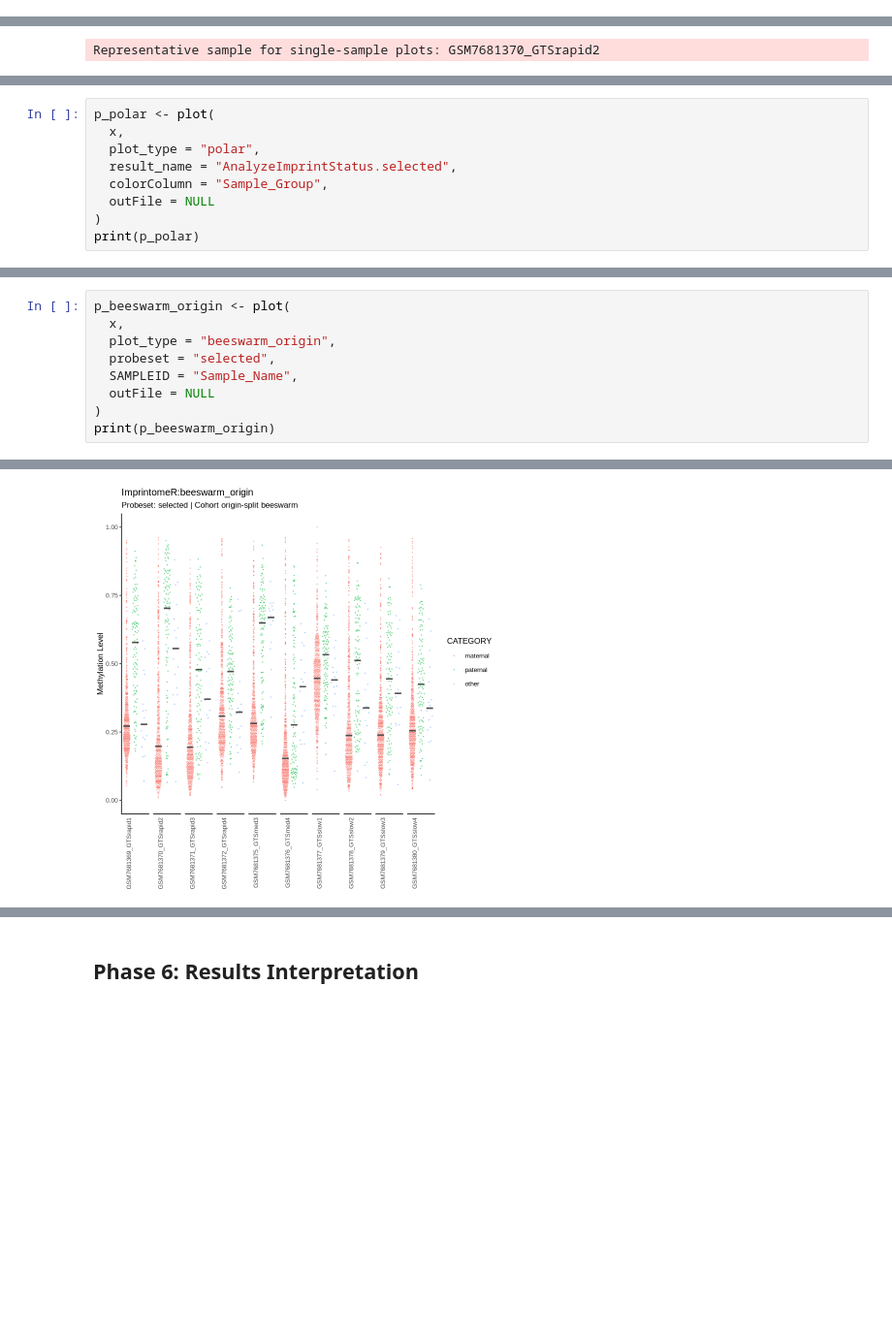
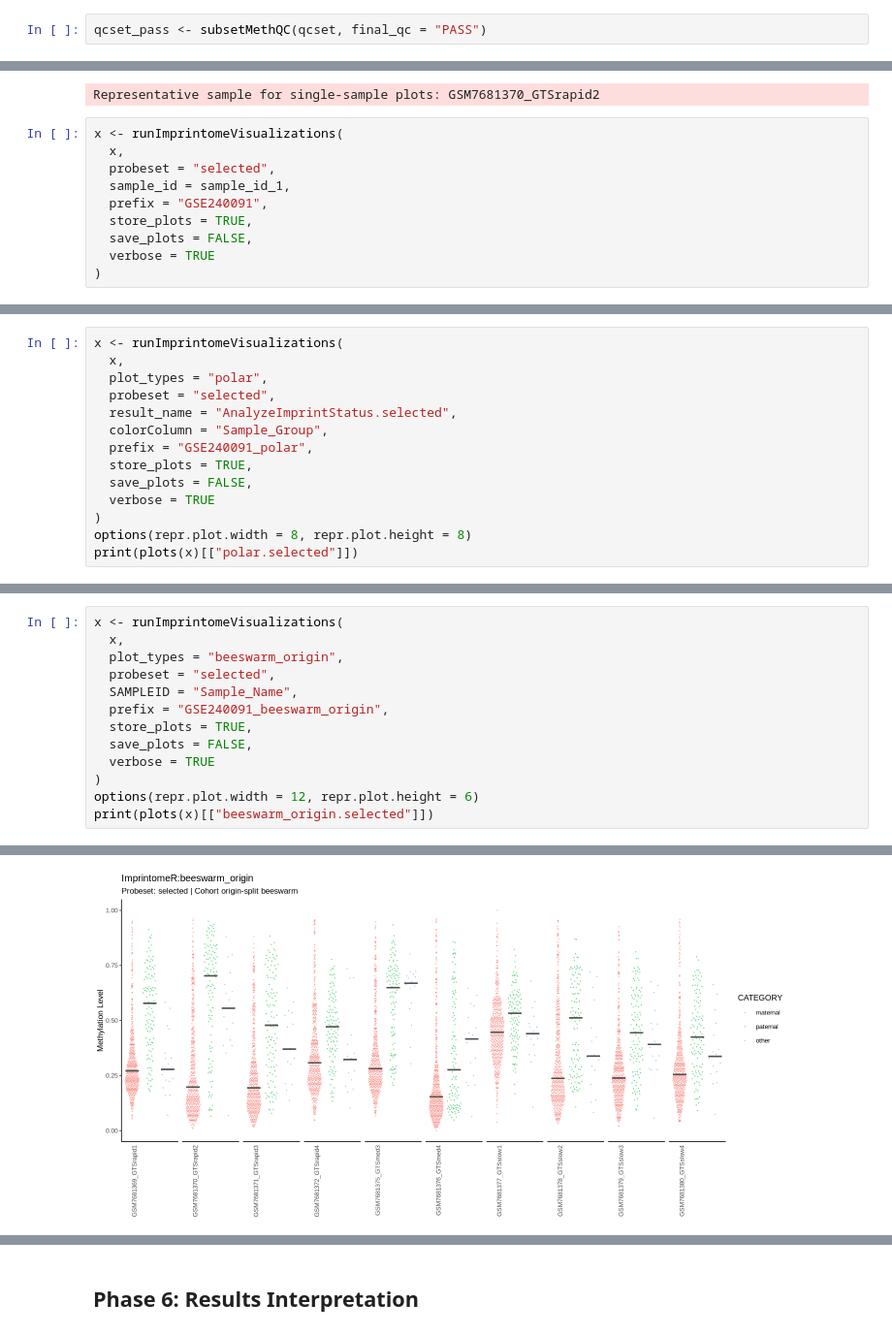
Before and after one commit to hongjianjin/imprintomeR, a Jupyter notebook: vignettes/GSE240091.ipynb, the cells around one changed output, grey strips where cells are left out. Shown at 97% size. Saved outputs shown, nothing was run; the diff lists cells and outputs as text; blank space fills up the shorter version.

```diff
--- a/vignettes/GSE240091.ipynb
+++ b/vignettes/GSE240091.ipynb
@@ -516,0 +483,2 @@ qcset_pass <- MethQcSet(
+# %%
+qcset_pass <- subsetMethQC(qcset, final_qc = "PASS")
@@ -621,3 +593,13 @@ sample_id_1 <- colnames(beta(x))[2]
 message("Representative sample for single-sample plots: ", sample_id_1)
 # %% [output]
 Representative sample for single-sample plots: GSM7681370_GTSrapid2
+# %%
+x <- runImprintomeVisualizations(
+  x,
+  probeset = "selected",
+  sample_id = sample_id_1,
+  prefix = "GSE240091",
+  store_plots = TRUE,
+  save_plots = FALSE,
+  verbose = TRUE
+)
@@ -626,10 +688,15 @@ Representative sample for single-sample plots: GSM7681370_GTSrapid2
 # %%
-p_polar <- plot(
+x <- runImprintomeVisualizations(
   x,
-  plot_type = "polar",
+  plot_types = "polar",
+  probeset = "selected",
   result_name = "AnalyzeImprintStatus.selected",
   colorColumn = "Sample_Group",
-  outFile = NULL
+  prefix = "GSE240091_polar",
+  store_plots = TRUE,
+  save_plots = FALSE,
+  verbose = TRUE
 )
-print(p_polar)
+options(repr.plot.width = 8, repr.plot.height = 8)
+print(plots(x)[["polar.selected"]])
 # %% [output]
@@ -639,10 +708,14 @@ print(p_polar)
 # %%
-p_beeswarm_origin <- plot(
+x <- runImprintomeVisualizations(
   x,
-  plot_type = "beeswarm_origin",
+  plot_types = "beeswarm_origin",
   probeset = "selected",
   SAMPLEID = "Sample_Name",
-  outFile = NULL
+  prefix = "GSE240091_beeswarm_origin",
+  store_plots = TRUE,
+  save_plots = FALSE,
+  verbose = TRUE
 )
-print(p_beeswarm_origin)
+options(repr.plot.width = 12, repr.plot.height = 6)
+print(plots(x)[["beeswarm_origin.selected"]])
 # %% [output]
@@ -649,2 +724,2 @@ print(p_beeswarm_origin)
-[figure, old version]
+[figure, new version]
 # %% [markdown]
```
Also changed, not shown: parts of 40 cells of this notebook.
